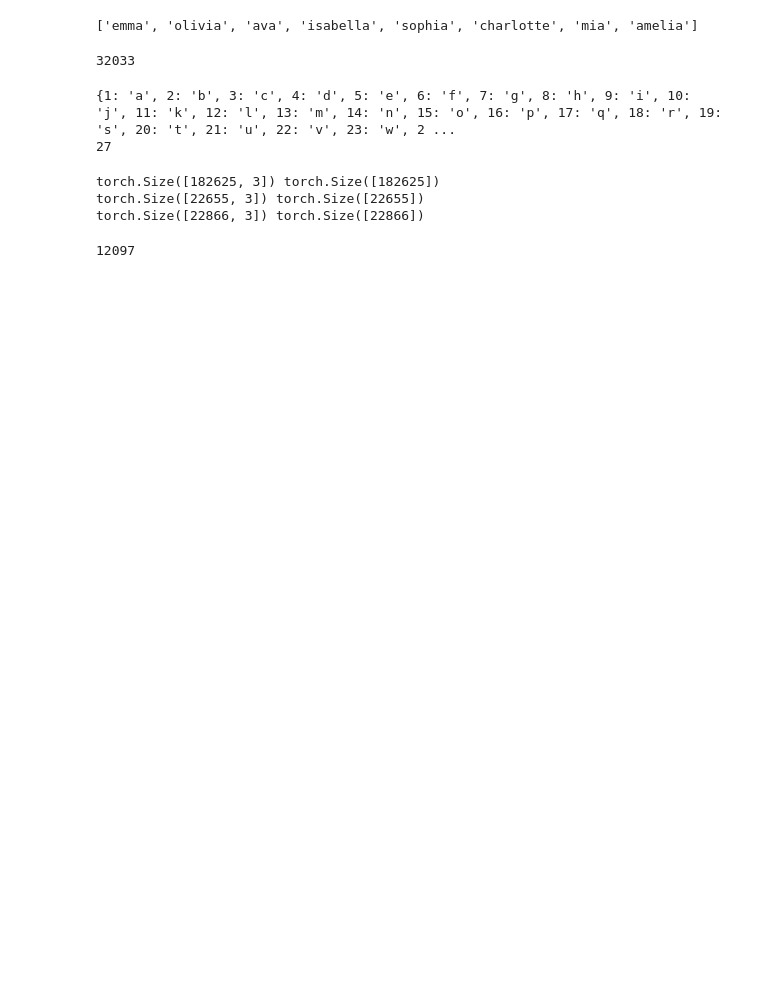
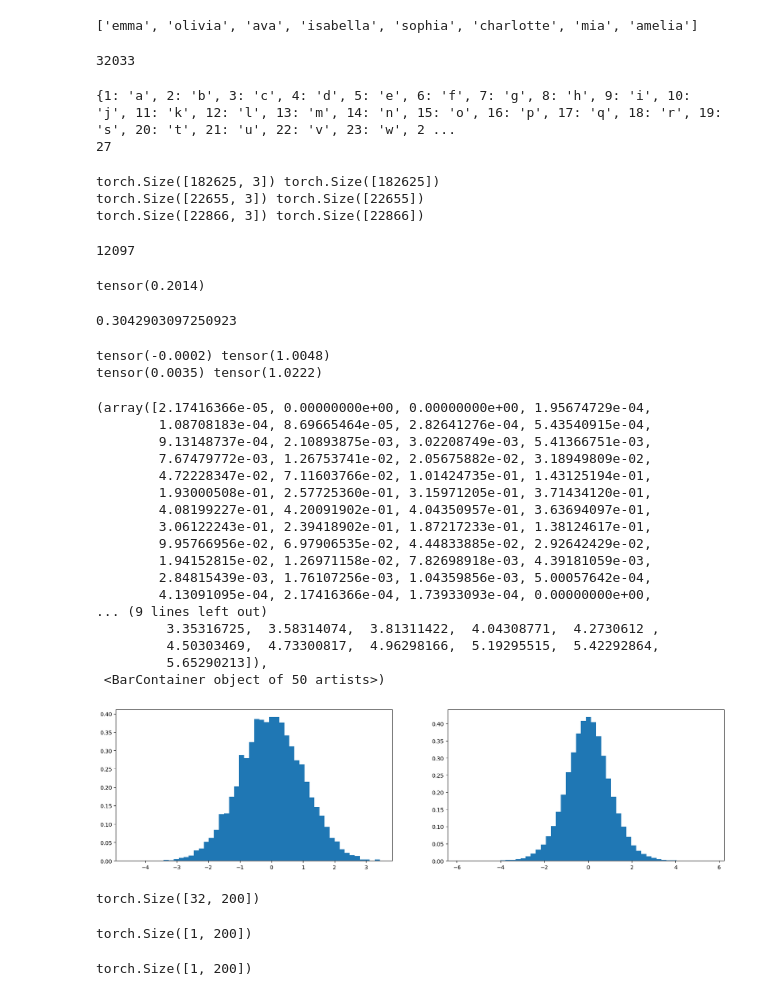
Before and after one commit to emeyva/cs231n-answers, a Jupyter notebook: extra/makemore_pt3.ipynb, the cells around one changed output. Cells and saved outputs as stored; diff of their text form; code cells hidden in the pictures; blank space fills up the shorter version.

```diff
--- a/extra/makemore_pt3.ipynb
+++ b/extra/makemore_pt3.ipynb
@@ -106,4 +116,56 @@ for p in parameters:
   p.requires_grad = True
 # %% [output]
 12097
+# %%
+(torch.randn(1000) * 0.2).std()
+# %% [output]
+tensor(0.2014)
+# %%
+(5/3) / ((n_embd * block_size) ** 0.5)
+# %% [output]
+0.3042903097250923
+# %%
+x = torch.randn(1000,10)
+w = torch.randn(10, 200) / 10**0.5 # to achieve 1 std - divide by inputs(10) square root(10**0.5)
+y = x @ w
+print(x.mean(), x.std())
+print(y.mean(), y.std())
+plt.figure(figsize=(20, 5))
+plt.subplot(121)
+plt.hist(x.view(-1).tolist(), 50, density=True)
+plt.subplot(122)
+plt.hist(y.view(-1).tolist(), 50, density=True)
+# %% [output]
+tensor(-0.0002) tensor(1.0048)
+tensor(0.0035) tensor(1.0222)
+(array([2.17416366e-05, 0.00000000e+00, 0.00000000e+00, 1.95674729e-04,
+        1.08708183e-04, 8.69665464e-05, 2.82641276e-04, 5.43540915e-04,
+        9.13148737e-04, 2.10893875e-03, 3.02208749e-03, 5.41366751e-03,
+        7.67479772e-03, 1.26753741e-02, 2.05675882e-02, 3.18949809e-02,
+        4.72228347e-02, 7.11603766e-02, 1.01424735e-01, 1.43125194e-01,
+        1.93000508e-01, 2.57725360e-01, 3.15971205e-01, 3.71434120e-01,
+        4.08199227e-01, 4.20091902e-01, 4.04350957e-01, 3.63694097e-01,
+        3.06122243e-01, 2.39418902e-01, 1.87217233e-01, 1.38124617e-01,
+        9.95766956e-02, 6.97906535e-02, 4.44833885e-02, 2.92642429e-02,
+        1.94152815e-02, 1.26971158e-02, 7.82698918e-03, 4.39181059e-03,
+        2.84815439e-03, 1.76107256e-03, 1.04359856e-03, 5.00057642e-04,
+        4.13091095e-04, 2.17416366e-04, 1.73933093e-04, 0.00000000e+00,
+... (9 lines left out)
+         3.35316725,  3.58314074,  3.81311422,  4.04308771,  4.2730612 ,
+         4.50303469,  4.73300817,  4.96298166,  5.19295515,  5.42292864,
+         5.65290213]),
+ <BarContainer object of 50 artists>)
+[figure, added]
+# %%
+hpreact.shape
+# %% [output]
+torch.Size([32, 200])
+# %%
+hpreact.mean(0, keepdim=True).shape
+# %% [output]
+torch.Size([1, 200])
+# %%
+hpreact.std(0, keepdim=True).shape
+# %% [output]
+torch.Size([1, 200])
 # %%
```
Also changed, not shown: parts of 16 cells of this notebook.
